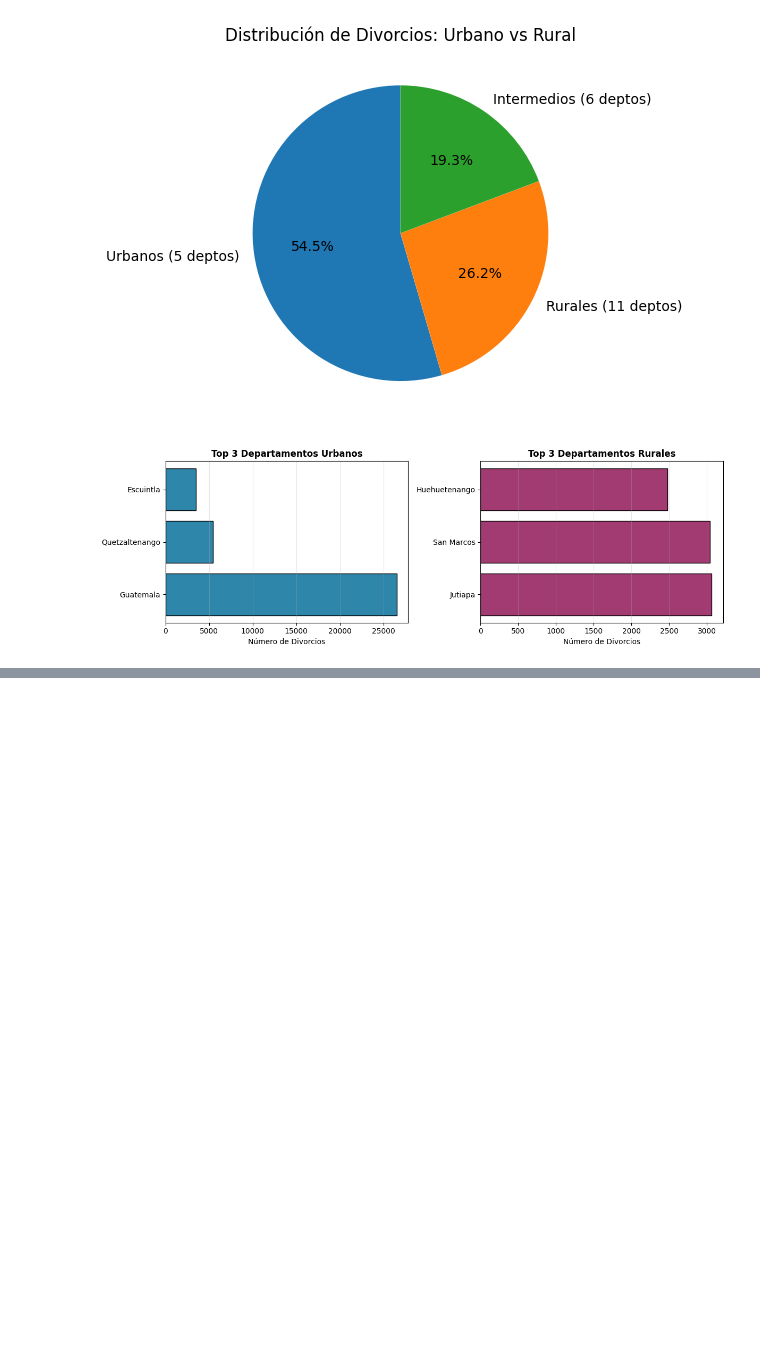
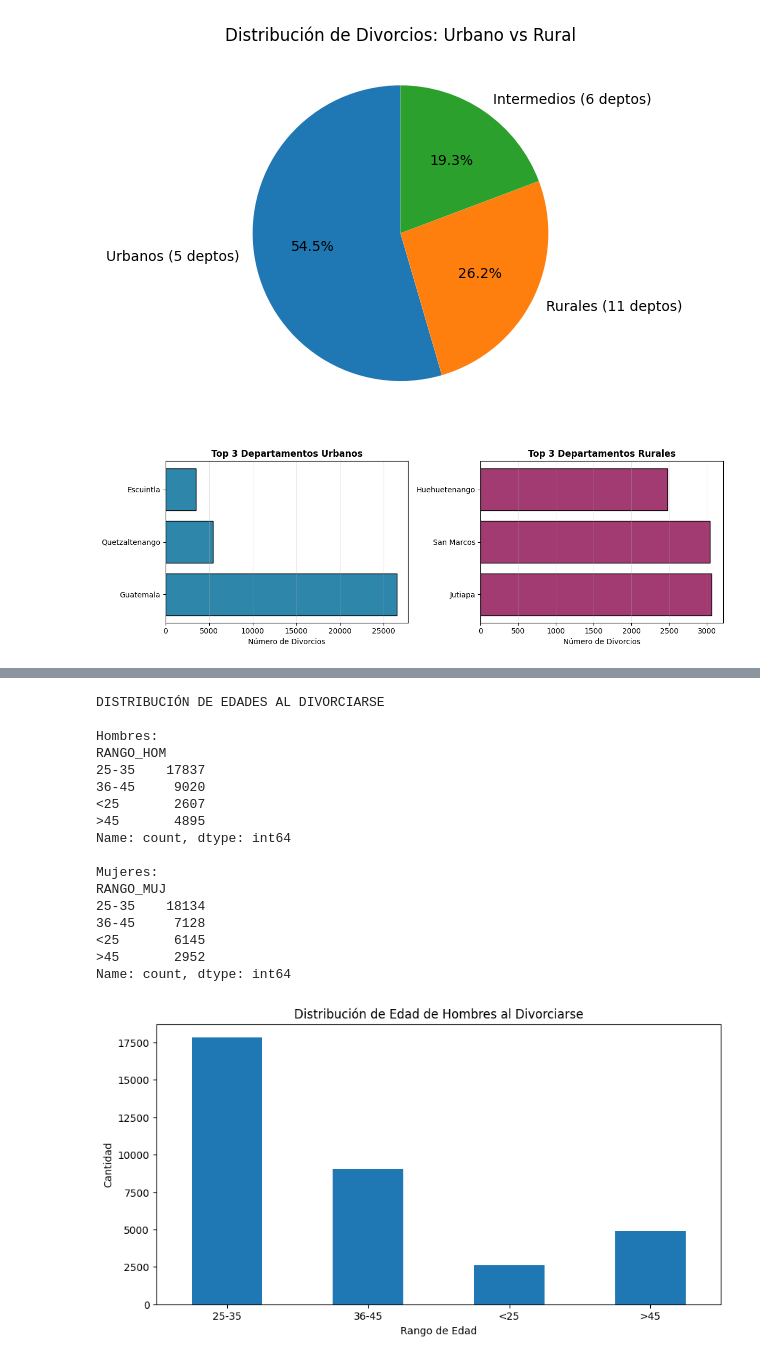
Before and after one commit to AleWWH1104/Proyecto1_md, a Jupyter notebook: src/EDA.ipynb, the cells around one changed output, grey strips where cells are left out. Drawn from its saved outputs; the diff is of its cells as text; code cells hidden in the pictures; blank space fills up the shorter version.

```diff
--- a/src/EDA.ipynb
+++ b/src/EDA.ipynb
@@ -198,0 +202,55 @@ plt.show()
+# %%
+df['EDADHOM_num'] = pd.to_numeric(df['EDADHOM'], errors='coerce')
+df['EDADMUJ_num'] = pd.to_numeric(df['EDADMUJ'], errors='coerce')
+
+
+df_edades = df[(df['EDADHOM_num'] > 0) & (df['EDADMUJ_num'] > 0)].copy()
+# %%
+# Parte 1: ¿El grupo 25-35 es el mayoritario?
+def categorizar_rango(edad):
+    if edad < 25:
+        return '<25'
+    elif edad <= 35:
+        return '25-35'
+    elif edad <= 45:
+        return '36-45'
+    else:
+        return '>45'
+
+df_edades['RANGO_HOM'] = df_edades['EDADHOM_num'].apply(categorizar_rango)
+df_edades['RANGO_MUJ'] = df_edades['EDADMUJ_num'].apply(categorizar_rango)
+
+# Frecuencias por rango
+print("DISTRIBUCIÓN DE EDADES AL DIVORCIARSE\n")
+print("Hombres:")
+print(df_edades['RANGO_HOM'].value_counts().sort_index())
+print("\nMujeres:")
+print(df_edades['RANGO_MUJ'].value_counts().sort_index())
+
+
+plt.figure(figsize=(10, 5))
+df_edades['RANGO_HOM'].value_counts().sort_index().plot(kind='bar')
+plt.title('Distribución de Edad de Hombres al Divorciarse')
+plt.xlabel('Rango de Edad')
+plt.ylabel('Cantidad')
+plt.xticks(rotation=0)
+plt.show()
+# %% [output]
+DISTRIBUCIÓN DE EDADES AL DIVORCIARSE
+
+Hombres:
+RANGO_HOM
+25-35    17837
+36-45     9020
+<25       2607
+>45       4895
+Name: count, dtype: int64
+
+Mujeres:
+RANGO_MUJ
+25-35    18134
+36-45     7128
+<25       6145
+>45       2952
+Name: count, dtype: int64
+[figure, added]
```
Also changed, not shown: parts of 5 cells of this notebook.
